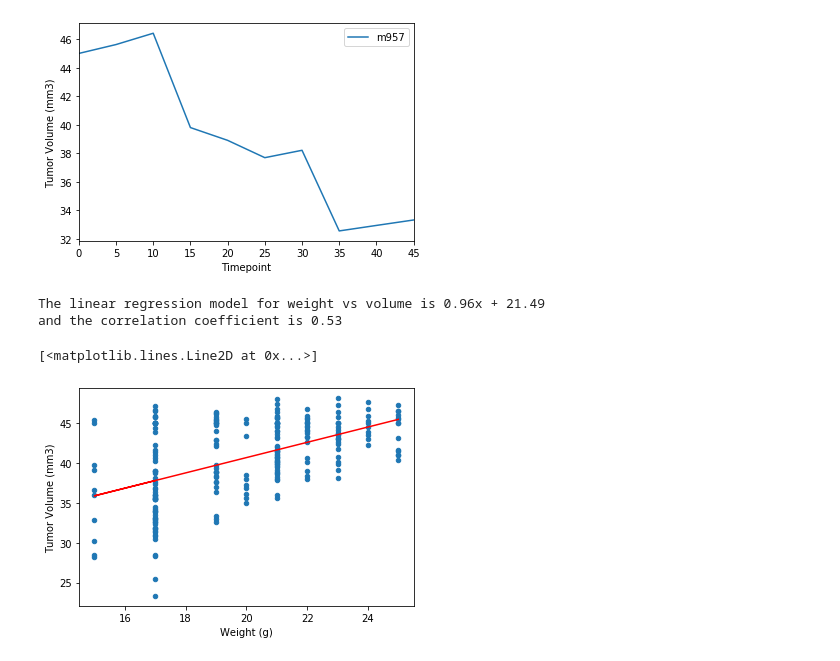
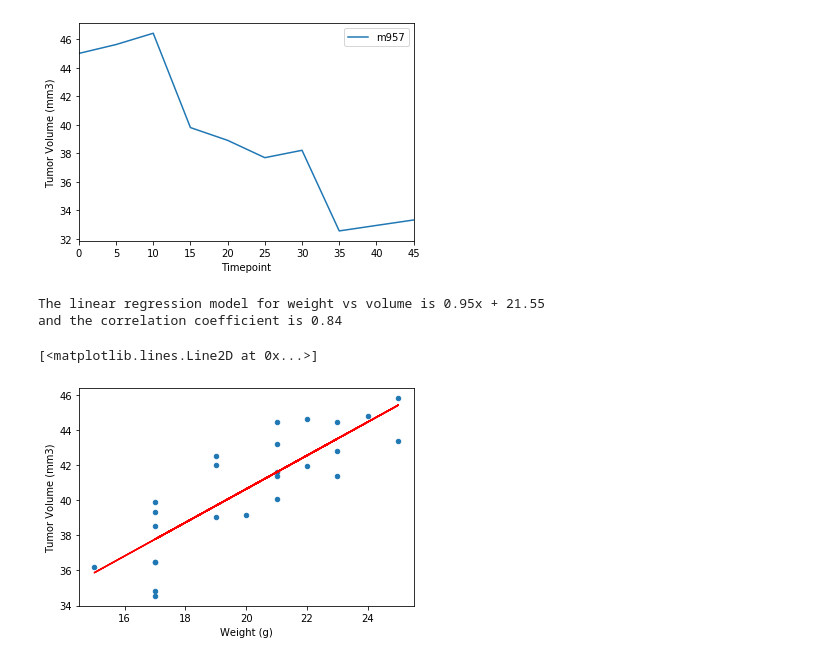
Before and after one commit to wonderbug2020/matplotlib-challenge, a Jupyter notebook: main1.ipynb, the cells around one changed output. Saved outputs shown, nothing was run; the diff lists cells and outputs as text; code cells hidden in the pictures.

```diff
--- a/main1.ipynb
+++ b/main1.ipynb
@@ -133,21 +156,22 @@ plt.legend(("m957",))
 # %%
 #for this next part we are to create a scatter plot of the weight vs tumor volume for mice on the capomulin drug
 #First we need to filter the original dataframe for only the requested drug. this is different from our previous filter
-capomulin_df = study_metadata[study_metadata['Drug Regimen'] == 'Capomulin']
+capomulin_df_total = study_metadata[study_metadata['Drug Regimen'] == 'Capomulin']
+capomulin_df = capomulin_df_total.groupby(['Mouse ID']).mean()
 
 #Next we want to find the linear regression model and correlation coefficient for these datapoints which is easy with scipy
 #We ask for some additional information, uts just how this particular function works
 slope, intercept, r_value, p_value, std_err = st.linregress(capomulin_df['Weight (g)'],capomulin_df['Tumor Volume (mm3)'])
 print(f'The linear regression model for weight vs volume is {round(slope,2)}x + {round(intercept,2)}')
 print(f'and the correlation coefficient is {round(r_value,2)}')
 
 capomulin_df.plot.scatter('Weight (g)','Tumor Volume (mm3)')
 plt.plot(capomulin_df['Weight (g)'],slope*capomulin_df['Weight (g)'] + intercept,color="red")
 # %% [output]
-The linear regression model for weight vs volume is 0.96x + 21.49
-and the correlation coefficient is 0.53
+The linear regression model for weight vs volume is 0.95x + 21.55
+and the correlation coefficient is 0.84
 [<matplotlib.lines.Line2D at 0x...>]
-[figure, old version]
+[figure, new version]
 # %%
 #Write up
 #Starting with the initial box plox, it's not a lot to go off from by itself. Since it is the final measurement It appears to
```
Also changed, not shown: parts of 7 cells of this notebook.
